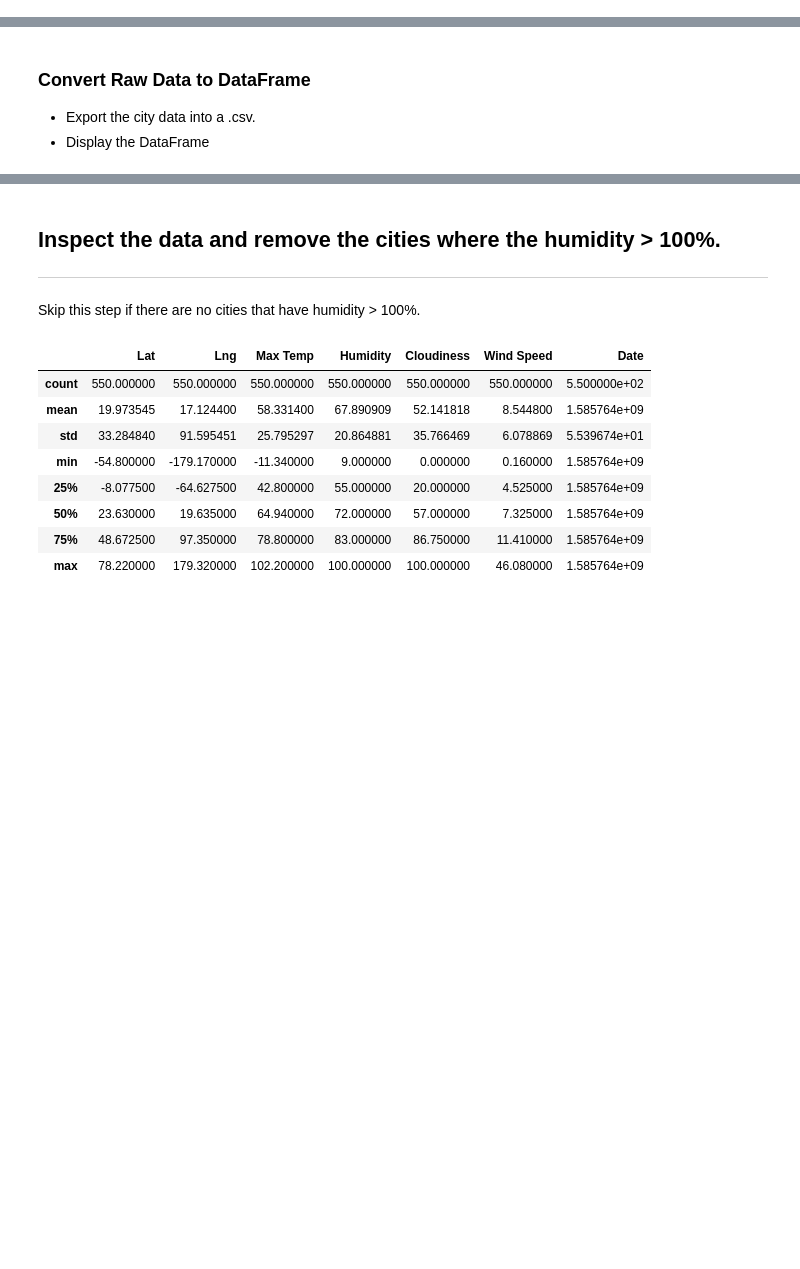
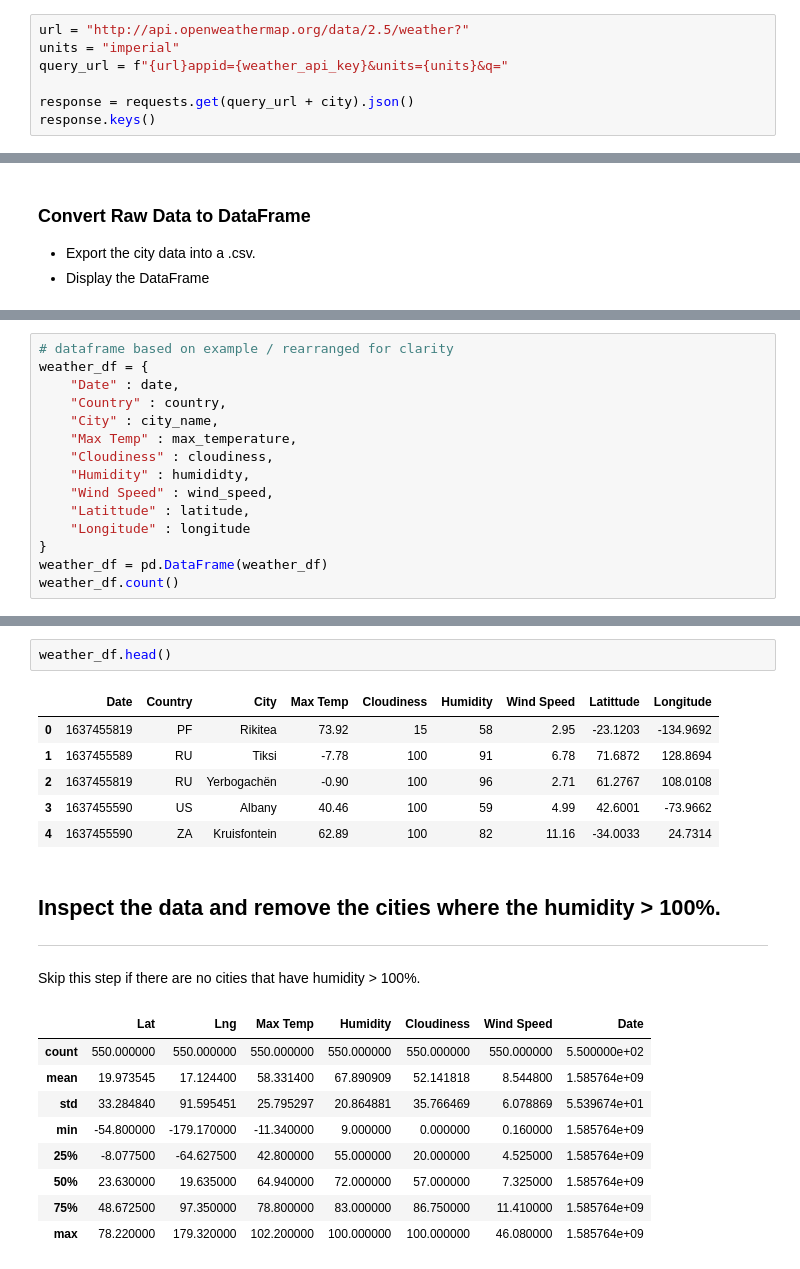
Before and after one commit to oh-be/Python-API-Challenge, a Jupyter notebook: starter_code/WeatherPy.ipynb, the cells around one changed output, grey strips where cells are left out. Saved outputs shown, nothing was run; the diff lists cells and outputs as text; blank space fills up the shorter version.

```diff
--- a/starter_code/WeatherPy.ipynb
+++ b/starter_code/WeatherPy.ipynb
@@ -74,0 +56,7 @@ Data Retrieval Complete
+# %%
+url = "http://api.openweathermap.org/data/2.5/weather?"
+units = "imperial"
+query_url = f"{url}appid={weather_api_key}&units={units}&q="
+
+response = requests.get(query_url + city).json()
+response.keys()
@@ -97,0 +159,15 @@ Data Retrieval Complete
+# %%
+# dataframe based on example / rearranged for clarity
+weather_df = {
+    "Date" : date,
+    "Country" : country,
+    "City" : city_name,
+    "Max Temp" : max_temperature,
+    "Cloudiness" : cloudiness,
+    "Humidity" : humididty,
+    "Wind Speed" : wind_speed,
+    "Latittude" : latitude,
+    "Longitude" : longitude
+}
+weather_df = pd.DataFrame(weather_df)
+weather_df.count()
@@ -98,3 +185,12 @@ Data Retrieval Complete
+# %%
+weather_df.head()
+# %% [output]
+|  | Date | Country | City | Max Temp | Cloudiness | Humidity | Wind Speed | Latittude | Longitude |
+| 0 | 1637455819 | PF | Rikitea | 73.92 | 15 | 58 | 2.95 | -23.1203 | -134.9692 |
+| 1 | 1637455589 | RU | Tiksi | -7.78 | 100 | 91 | 6.78 | 71.6872 | 128.8694 |
+| 2 | 1637455819 | RU | Yerbogachën | -0.90 | 100 | 96 | 2.71 | 61.2767 | 108.0108 |
+| 3 | 1637455590 | US | Albany | 40.46 | 100 | 59 | 4.99 | 42.6001 | -73.9662 |
+| 4 | 1637455590 | ZA | Kruisfontein | 62.89 | 100 | 82 | 11.16 | -34.0033 | 24.7314 |
 # %% [markdown]
 ## Inspect the data and remove the cities where the humidity > 100%.
 ----
```
Also changed, not shown: parts of 10 cells of this notebook, 1 other file.
